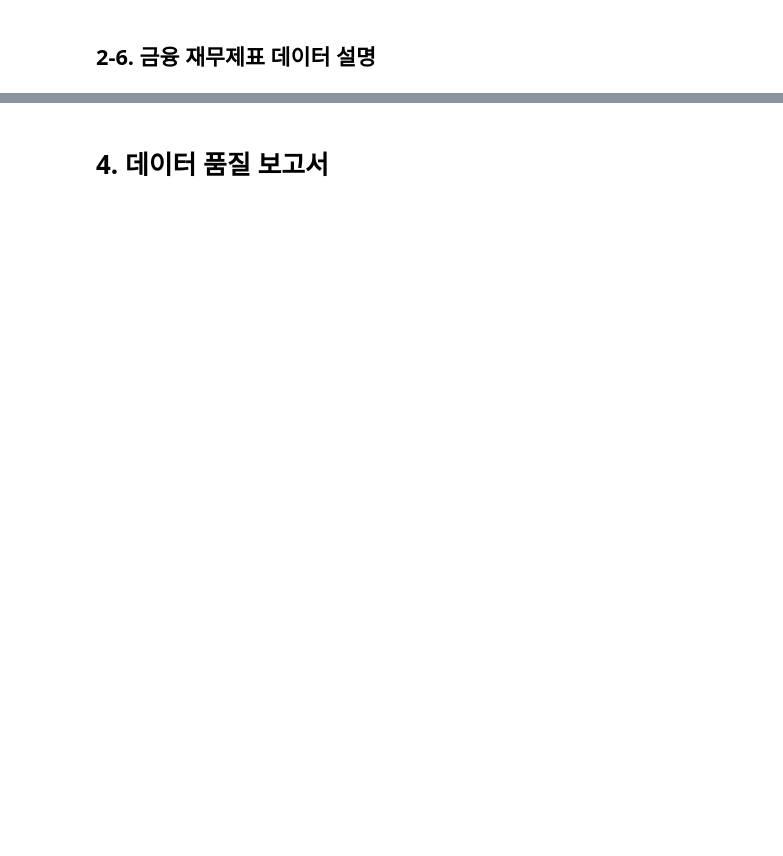
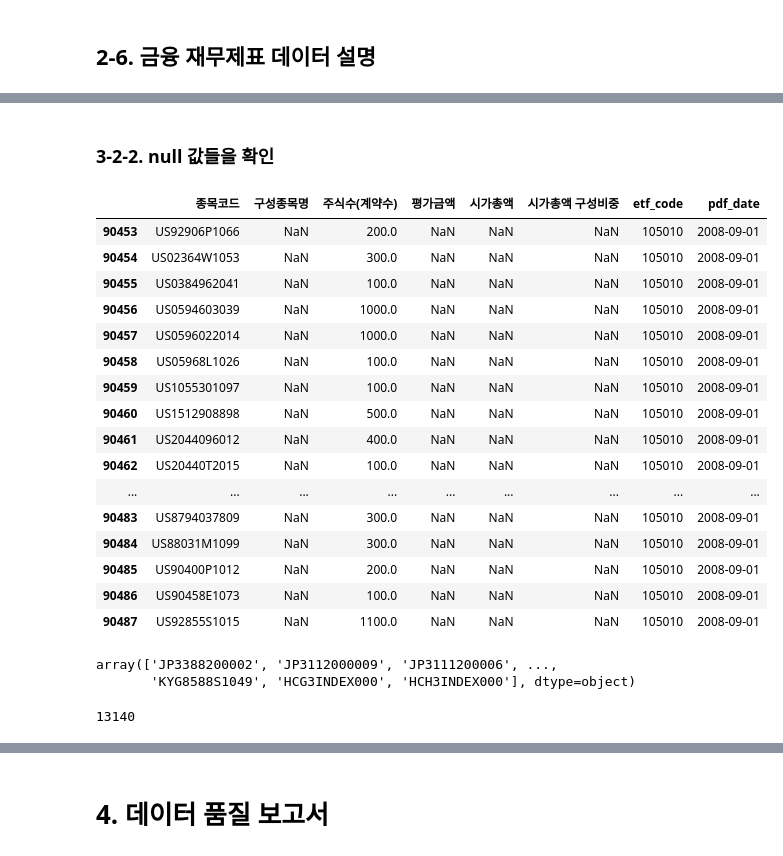
Before and after one commit to Ryong1998/snowball, a Jupyter notebook: 2_Data_Preparation.ipynb, the cells around one changed output, grey strips where cells are left out. Drawn from its saved outputs; the diff is of its cells as text; code cells hidden in the pictures; blank space fills up the shorter version.

```diff
--- a/2_Data_Preparation.ipynb
+++ b/2_Data_Preparation.ipynb
@@ -1076,0 +1521,7 @@ df_BS.to_pickle('/content/drive/MyDrive/snowball/data/After_raw/df_BS.pkl')
+# %%
+import pandas as pd
+
+df_pdf_files = pd.read_pickle('/content/drive/MyDrive/snowball/data/After_raw/df_pdf_files.pkl')
+print(df_pdf_files.info())
+print(df_pdf_files.isnull().sum())
+df_pdf_files.head()
@@ -1076,0 +1555,34 @@ df_BS.to_pickle('/content/drive/MyDrive/snowball/data/After_raw/df_BS.pkl')
+# %% [markdown]
+### 3-2-2. null 값들을 확인
+# %%
+# 구성종목명이 null 값인 데이터프레임을 확인
+df_pdf_files.loc[(df_pdf_files['구성종목명'].isnull()),:]
+# %% [output]
+|  | 종목코드 | 구성종목명 | 주식수(계약수) | 평가금액 | 시가총액 | 시가총액 구성비중 | etf_code | pdf_date |
+| 90453 | US92906P1066 | NaN | 200.0 | NaN | NaN | NaN | 105010 | 2008-09-01 |
+| 90454 | US02364W1053 | NaN | 300.0 | NaN | NaN | NaN | 105010 | 2008-09-01 |
+| 90455 | US0384962041 | NaN | 100.0 | NaN | NaN | NaN | 105010 | 2008-09-01 |
+| 90456 | US0594603039 | NaN | 1000.0 | NaN | NaN | NaN | 105010 | 2008-09-01 |
+| 90457 | US0596022014 | NaN | 1000.0 | NaN | NaN | NaN | 105010 | 2008-09-01 |
+| 90458 | US05968L1026 | NaN | 100.0 | NaN | NaN | NaN | 105010 | 2008-09-01 |
+| 90459 | US1055301097 | NaN | 100.0 | NaN | NaN | NaN | 105010 | 2008-09-01 |
+| 90460 | US1512908898 | NaN | 500.0 | NaN | NaN | NaN | 105010 | 2008-09-01 |
+| 90461 | US2044096012 | NaN | 400.0 | NaN | NaN | NaN | 105010 | 2008-09-01 |
+| 90462 | US20440T2015 | NaN | 100.0 | NaN | NaN | NaN | 105010 | 2008-09-01 |
+| ... | ... | ... | ... | ... | ... | ... | ... | ... |
+| 90483 | US8794037809 | NaN | 300.0 | NaN | NaN | NaN | 105010 | 2008-09-01 |
+| 90484 | US88031M1099 | NaN | 300.0 | NaN | NaN | NaN | 105010 | 2008-09-01 |
+| 90485 | US90400P1012 | NaN | 200.0 | NaN | NaN | NaN | 105010 | 2008-09-01 |
+| 90486 | US90458E1073 | NaN | 100.0 | NaN | NaN | NaN | 105010 | 2008-09-01 |
+| 90487 | US92855S1015 | NaN | 1100.0 | NaN | NaN | NaN | 105010 | 2008-09-01 |
+# %%
+# 평가금액과 시가총액이 둘 다 null 값인 값을 확인
+df_pdf_files.loc[(df_pdf_files['평가금액'].isnull())&(df_pdf_files['시가총액'].isnull()),'종목코드'].unique()
+# %% [output]
+array(['JP3388200002', 'JP3112000009', 'JP3111200006', ...,
+       'KYG8588S1049', 'HCG3INDEX000', 'HCH3INDEX000'], dtype=object)
+# %%
+# 시가총액이 null 값인 값을 확인
+len(list(df_pdf_files.loc[df_pdf_files['시가총액'].isnull(),'종목코드'].unique()))
+# %% [output]
+13140
```
Also changed, not shown: parts of 92 cells of this notebook.
